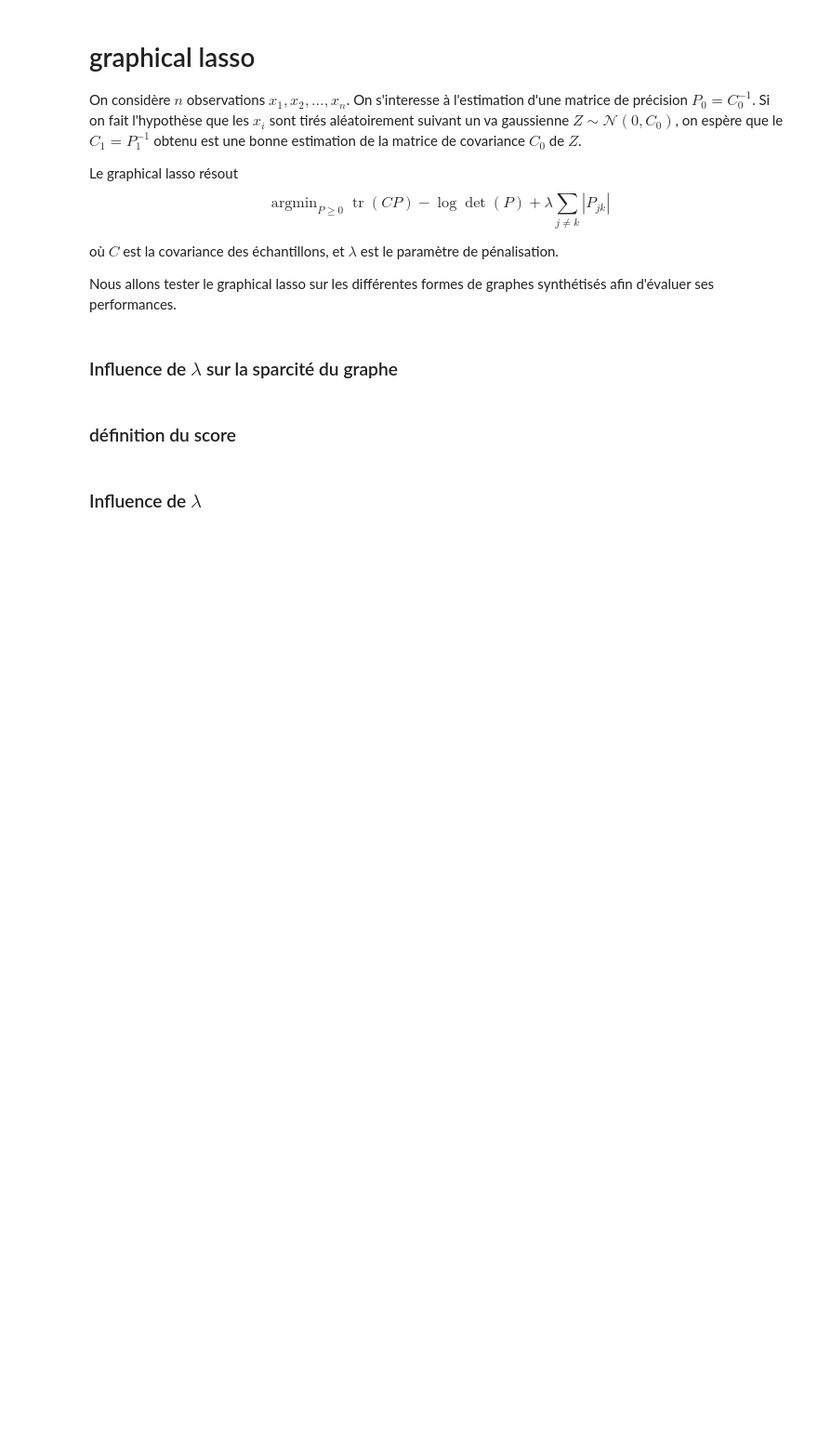
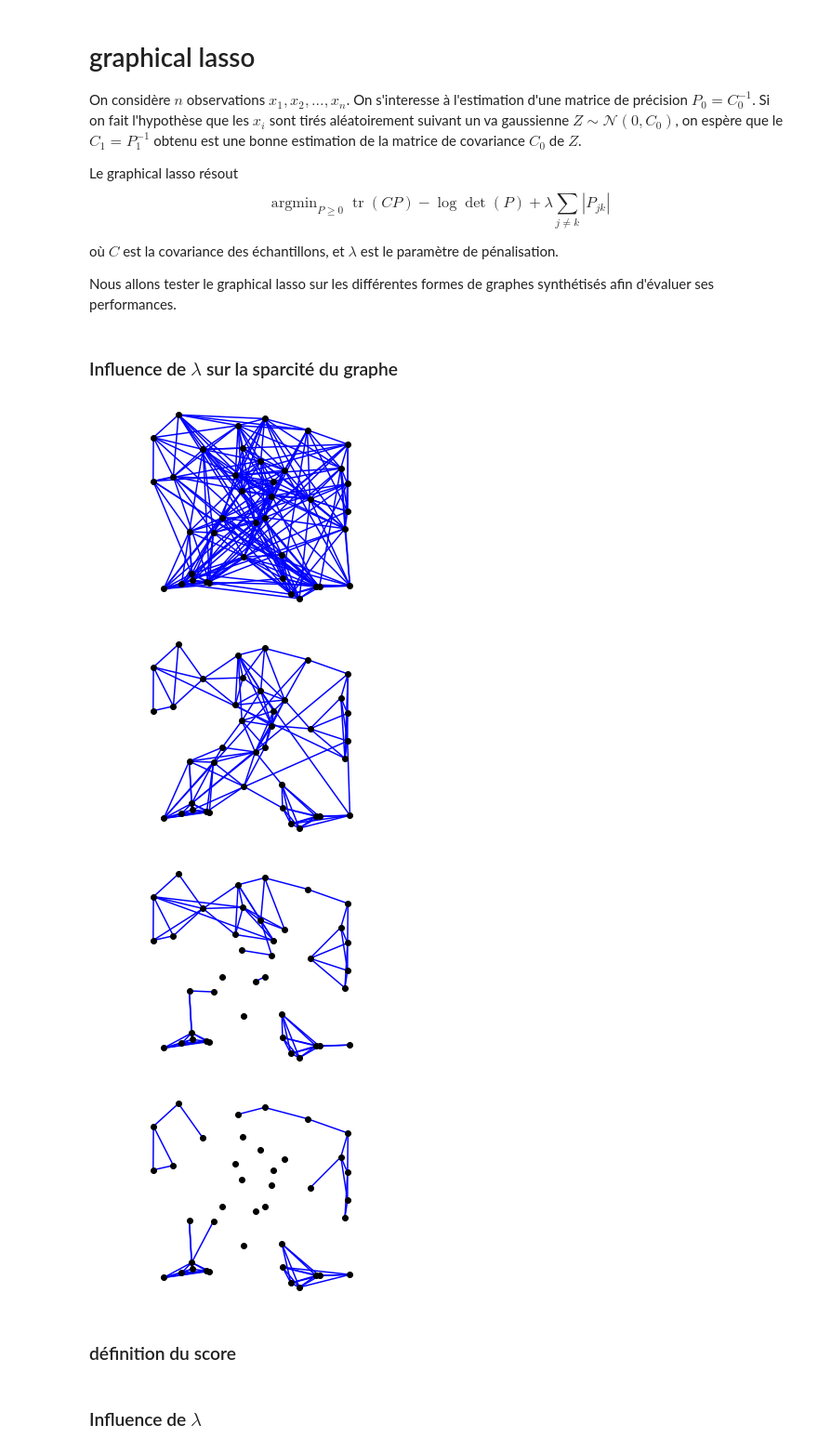
Before and after one commit to Guichaoua/AST_MVA2021, a Jupyter notebook: code/Rapport_code.ipynb, the cells around one changed output. Shown: that part at 93% size. Cells and saved outputs as stored; diff of their text form; code cells hidden in the pictures; blank space fills up the shorter version.

```diff
--- a/code/Rapport_code.ipynb
+++ b/code/Rapport_code.ipynb
@@ -238,16 +238,23 @@ Nous allons tester le graphical lasso sur les différentes formes de graphes syn
 # %%
 nom_graphe = "rbf_random"
 num_vertices = 40
 rho = 0.8
 num_samples = 400
+P0,Vx,Vy = gen_precision(nom_graphe,num_vertices,correlation_min,rho, sigma = 1000, kappa = .25, k=4)
+C0 = np.linalg.inv(P0)
 
 for lamda in [0.01,0.04,0.06,0.08]:
     X = (sc.linalg.sqrtm(C0)@np.random.randn(num_vertices,num_samples)).T
     C = X.T@X/num_samples
     C1,P1 = skc.graphical_lasso(C,lamda)
-    gh.dessin_graphe_noir(P1,Vx,Vy)
+    dessin_graphe_noir(P1,Vx,Vy)
     fig.tight_layout()
     fig.savefig('rbf_lambda{0}.png'.format(lamda), dpi=200)
+# %% [output]
+[figure, added]
+[figure, added]
+[figure, added]
+[figure, added]
 # %% [markdown]
 ###  définition du score
 # %%
```
Also changed, not shown: parts of 4 cells of this notebook.
